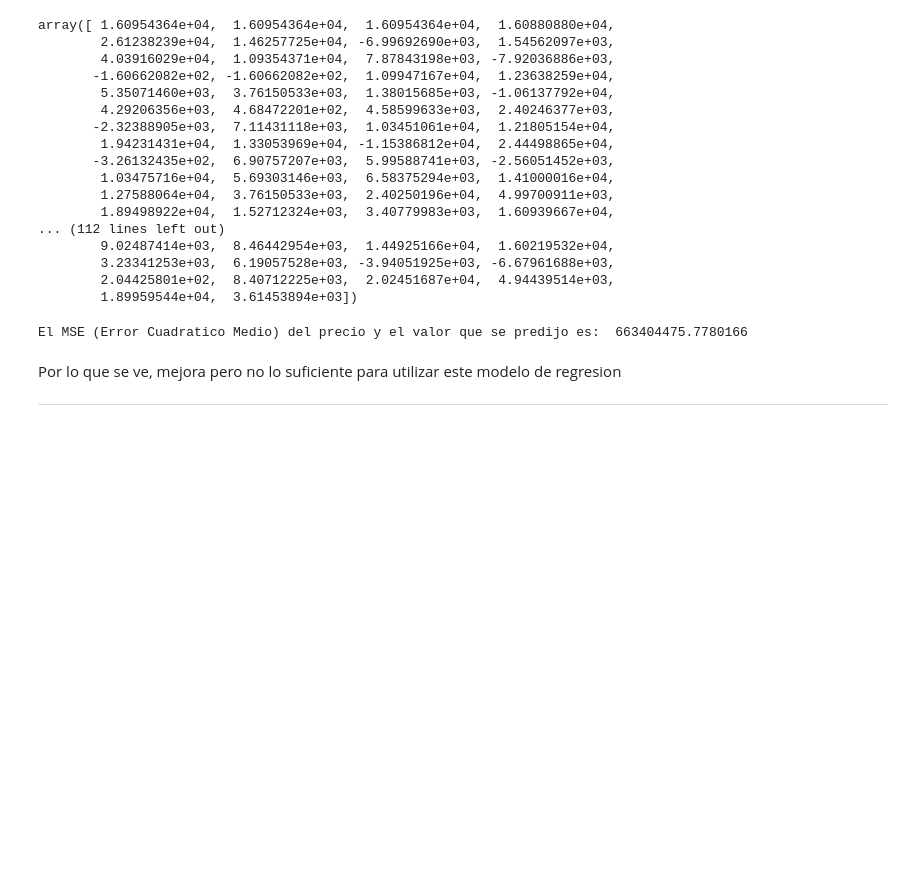
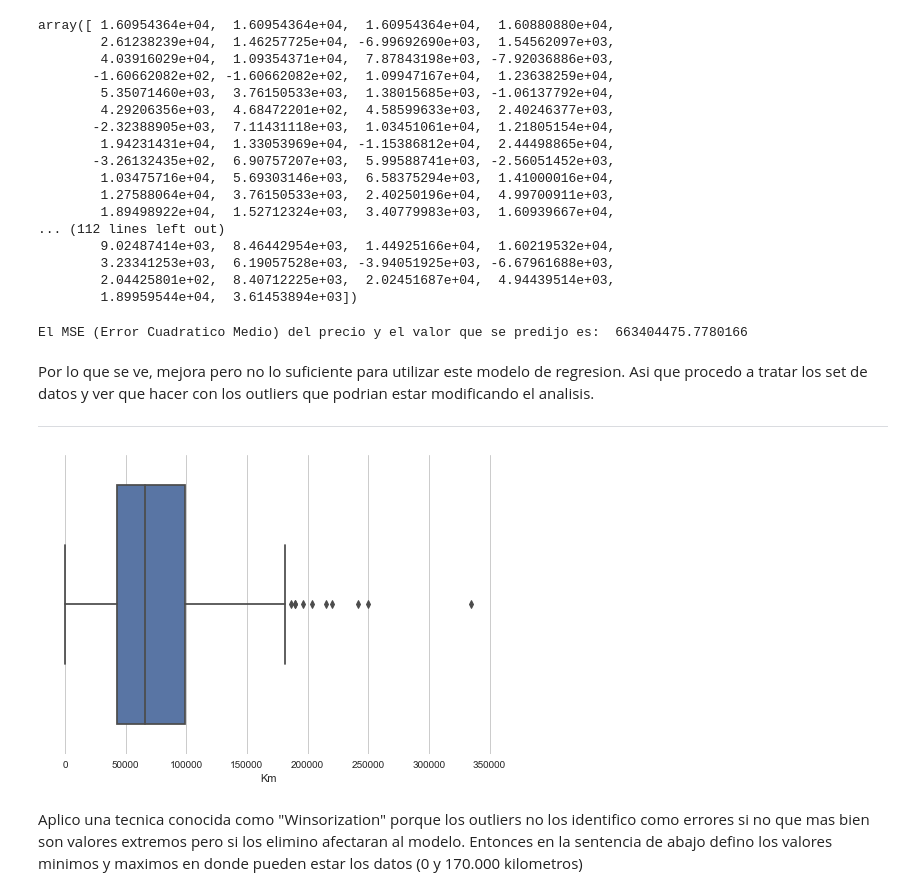
Before and after one commit to NestorDiazDataSC/Analisis_de_Datos, a Jupyter notebook: Argentina_Cars/argentina_cars.ipynb, the cells around one changed output. Drawn from its saved outputs; the diff is of its cells as text; code cells hidden in the pictures; blank space fills up the shorter version.

```diff
--- a/Argentina_Cars/argentina_cars.ipynb
+++ b/Argentina_Cars/argentina_cars.ipynb
@@ -602,6 +602,16 @@ print('El MSE (Error Cuadratico Medio) del precio y el valor que se predijo es:
 # %% [output]
 El MSE (Error Cuadratico Medio) del precio y el valor que se predijo es:  663404475.7780166
 # %% [markdown]
-Por lo que se ve, mejora pero no lo suficiente para utilizar este modelo de regresion
+Por lo que se ve, mejora pero no lo suficiente para utilizar este modelo de regresion. Asi que procedo a tratar los
+    set de datos y ver que hacer con los outliers que podrian estar modificando el analisis.
 
 ---
+# %%
+# Grafico para ver los outliers, son todos los puntos fuera del grafico (fuera del diagrama de caja)
+sns.boxplot(x=df['Km'])
+plt.show()
+# %% [output]
+[figure, added]
+# %% [markdown]
+Aplico una tecnica conocida como "Winsorization" porque los outliers no los identifico como errores si no que mas bien son
+valores extremos pero si los elimino afectaran al modelo. Entonces en la sentencia de abajo defino los valores minimos y maximos en donde pueden estar los datos (0 y 170.000 kilometros)
```
Also changed, not shown: parts of 17 cells of this notebook.
